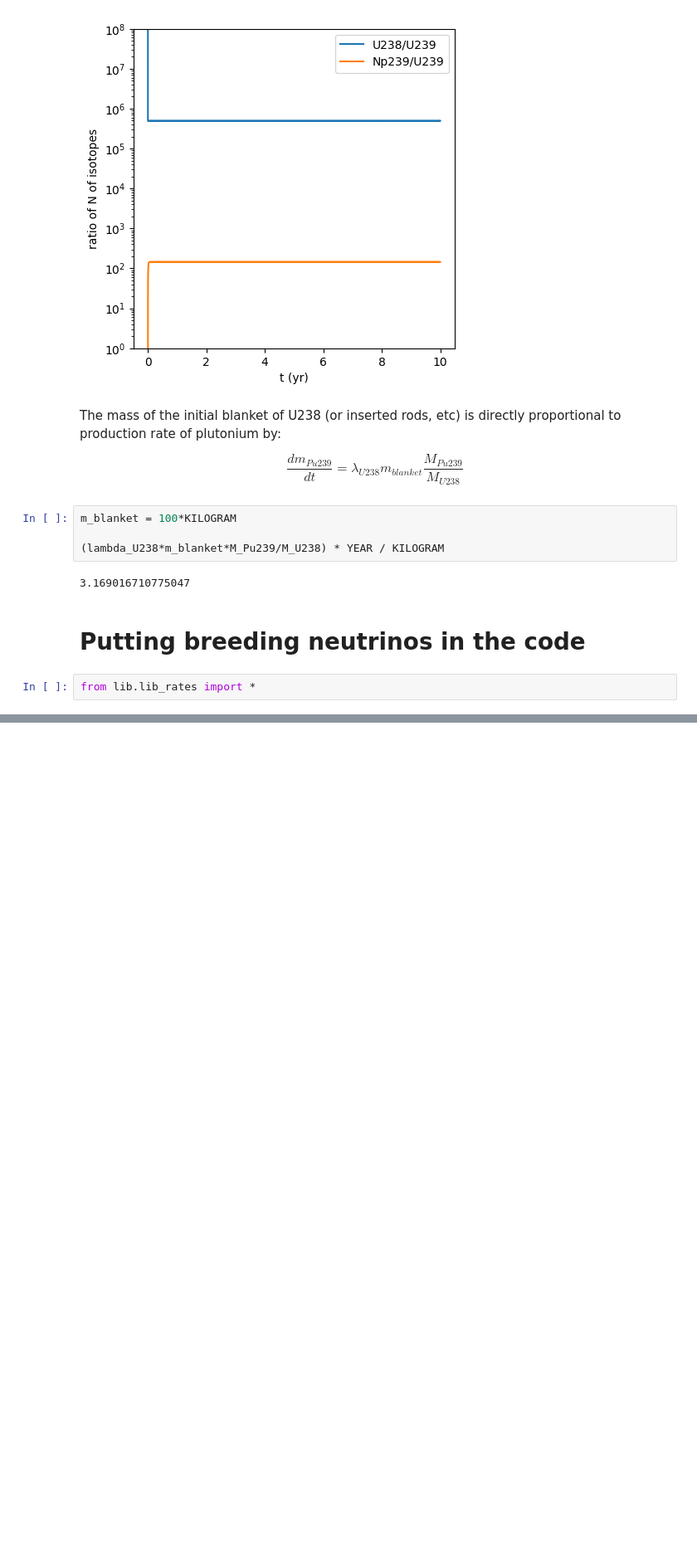
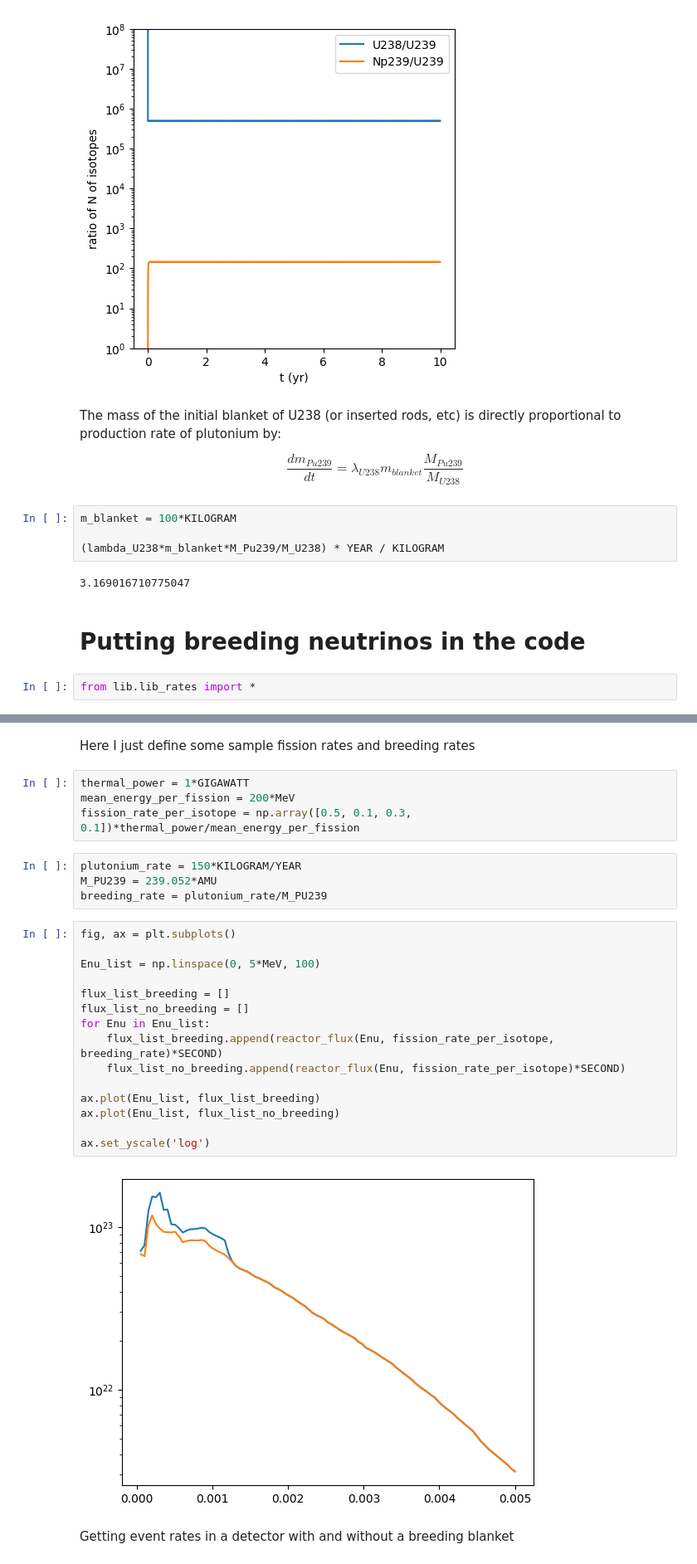
Before and after one commit to RitterCat/reactor-nu-cevns, a Jupyter notebook: breeding_isotope_spectra.ipynb, the cells around one changed output, grey strips where cells are left out. Shown at 83% size. Drawn from its saved outputs; the diff is of its cells as text; blank space fills up the shorter version.

```diff
--- a/breeding_isotope_spectra.ipynb
+++ b/breeding_isotope_spectra.ipynb
@@ -310,0 +319,29 @@ breeding_spectra
+# %% [markdown]
+Here I just define some sample fission rates and breeding rates
+# %%
+thermal_power = 1*GIGAWATT
+mean_energy_per_fission = 200*MeV
+fission_rate_per_isotope = np.array([0.5, 0.1, 0.3, 0.1])*thermal_power/mean_energy_per_fission
+# %%
+plutonium_rate = 150*KILOGRAM/YEAR
+M_PU239 = 239.052*AMU
+breeding_rate = plutonium_rate/M_PU239
+# %%
+fig, ax = plt.subplots()
+
+Enu_list = np.linspace(0, 5*MeV, 100)
+
+flux_list_breeding = []
+flux_list_no_breeding = []
+for Enu in Enu_list:
+    flux_list_breeding.append(reactor_flux(Enu, fission_rate_per_isotope, breeding_rate)*SECOND)
+    flux_list_no_breeding.append(reactor_flux(Enu, fission_rate_per_isotope)*SECOND)
+
+ax.plot(Enu_list, flux_list_breeding)
+ax.plot(Enu_list, flux_list_no_breeding)
+
+ax.set_yscale('log')
+# %% [output]
+[figure, added]
+# %% [markdown]
+Getting event rates in a detector with and without a breeding blanket
```
Also changed, not shown: parts of 6 cells of this notebook, 11 other files.
